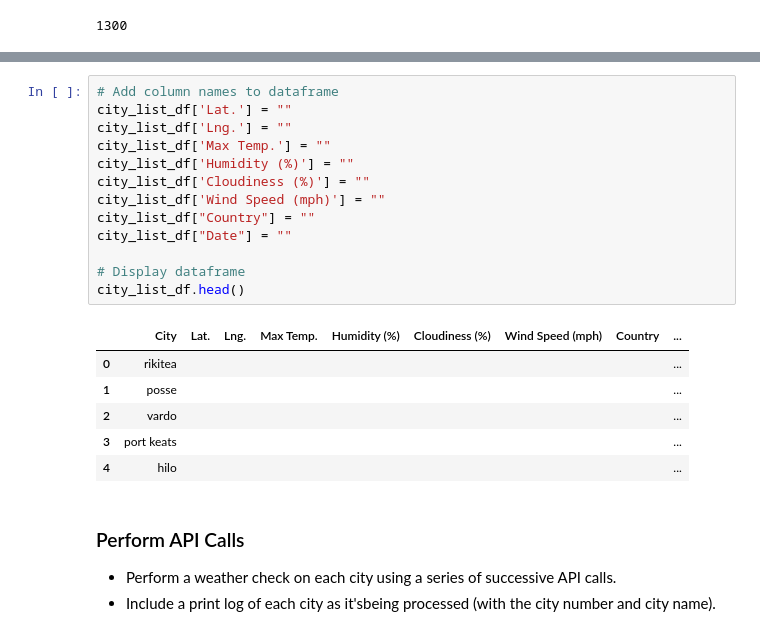
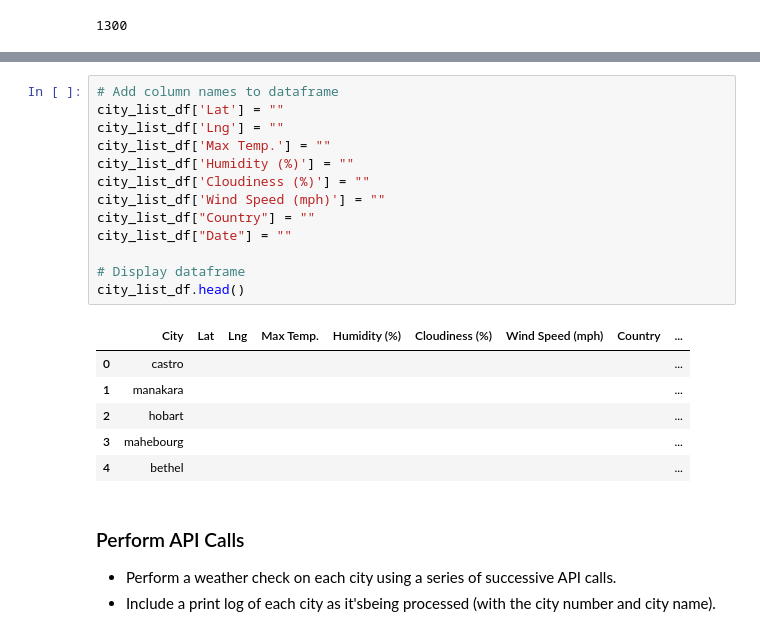
Before and after one commit to Lindsey-G/UCI-Homework-Giron, a Jupyter notebook: Homework_01/06-python-api-challenge/WeatherPy/02-WeatherPy.ipynb, the cells around one changed output, grey strips where cells are left out. Drawn from its saved outputs; the diff is of its cells as text.

```diff
--- a/Homework_01/06-python-api-challenge/WeatherPy/02-WeatherPy.ipynb
+++ b/Homework_01/06-python-api-challenge/WeatherPy/02-WeatherPy.ipynb
@@ -62,24 +63,24 @@ city_list_df.describe()
 | freq | 1 |
 # %%
 # Add column names to dataframe
-city_list_df['Lat.'] = ""
-city_list_df['Lng.'] = ""
+city_list_df['Lat'] = ""
+city_list_df['Lng'] = ""
 city_list_df['Max Temp.'] = ""
 city_list_df['Humidity (%)'] = ""
 city_list_df['Cloudiness (%)'] = ""
 city_list_df['Wind Speed (mph)'] = ""
 city_list_df["Country"] = ""
 city_list_df["Date"] = ""
 
 # Display dataframe
 city_list_df.head()
 # %% [output]
-|  | City | Lat. | Lng. | Max Temp. | Humidity (%) | Cloudiness (%) | Wind Speed (mph) | Country | ... |
-| 0 | rikitea |  |  |  |  |  |  |  | ... |
-| 1 | posse |  |  |  |  |  |  |  | ... |
-| 2 | vardo |  |  |  |  |  |  |  | ... |
-| 3 | port keats |  |  |  |  |  |  |  | ... |
-| 4 | hilo |  |  |  |  |  |  |  | ... |
+|  | City | Lat | Lng | Max Temp. | Humidity (%) | Cloudiness (%) | Wind Speed (mph) | Country | ... |
+| 0 | castro |  |  |  |  |  |  |  | ... |
+| 1 | manakara |  |  |  |  |  |  |  | ... |
+| 2 | hobart |  |  |  |  |  |  |  | ... |
+| 3 | mahebourg |  |  |  |  |  |  |  | ... |
+| 4 | bethel |  |  |  |  |  |  |  | ... |
 # %% [markdown]
 ### Perform API Calls
 * Perform a weather check on each city using a series of successive API calls.
```
Also changed, not shown: parts of 20 cells of this notebook.
